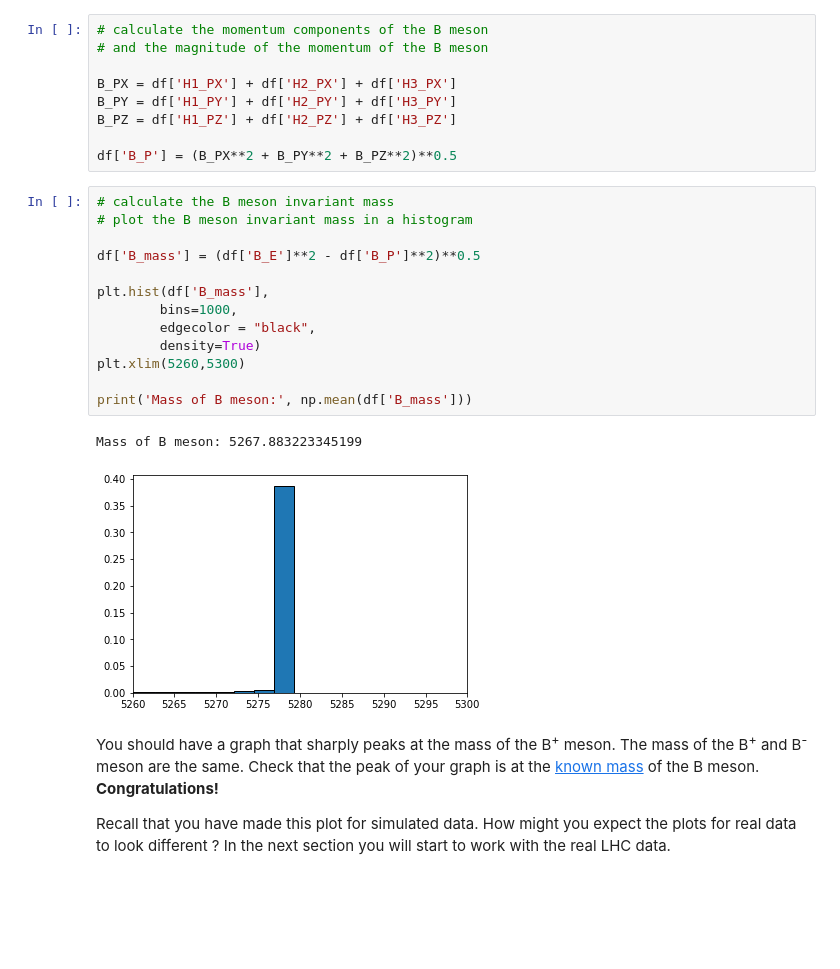
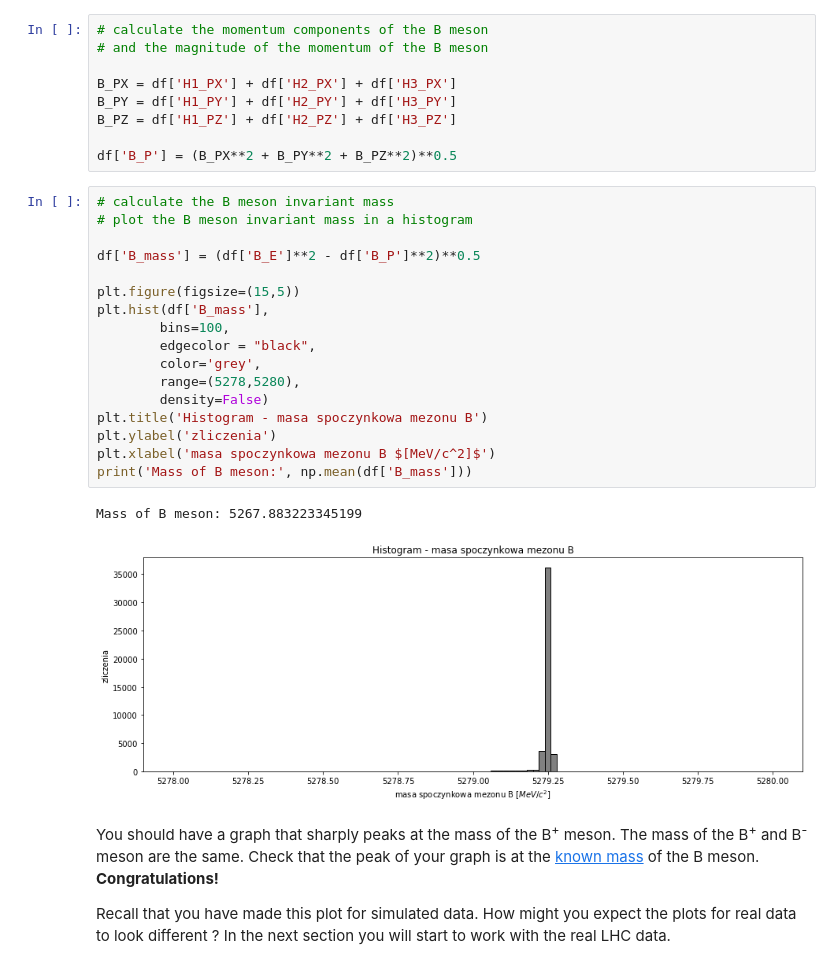
Before and after one commit to JTMalczewski/opendata-project-master, a Jupyter notebook: LHCb_Open_Data_Project.ipynb, the cells around one changed output. Drawn from its saved outputs; the diff is of its cells as text; blank space fills up the shorter version.

```diff
--- a/LHCb_Open_Data_Project.ipynb
+++ b/LHCb_Open_Data_Project.ipynb
@@ -191,19 +203,23 @@ df['B_P'] = (B_PX**2 + B_PY**2 + B_PZ**2)**0.5
 # %%
 # calculate the B meson invariant mass
 # plot the B meson invariant mass in a histogram
 
 df['B_mass'] = (df['B_E']**2 - df['B_P']**2)**0.5
 
+plt.figure(figsize=(15,5))
 plt.hist(df['B_mass'],
-        bins=1000,
+        bins=100,
         edgecolor = "black",
-        density=True)
-plt.xlim(5260,5300)
-
+        color='grey',
+        range=(5278,5280),
+        density=False)
+plt.title('Histogram - masa spoczynkowa mezonu B')
+plt.ylabel('zliczenia')
+plt.xlabel('masa spoczynkowa mezonu B $[MeV/c^2]$')
 print('Mass of B meson:', np.mean(df['B_mass']))
 # %% [output]
 Mass of B meson: 5267.883223345199
-[figure, old version]
+[figure, new version]
 # %% [markdown]
 You should have a graph that sharply peaks at the mass of the B<sup>+</sup> meson. The mass of the B<sup>+</sup> and B<sup>-</sup> meson are the same. Check that the peak of your graph is at the [known mass](http://pdg.lbl.gov/2014/listings/rpp2014-list-B-plus-minus.pdf) of the B meson. **Congratulations!**
 
```
Also changed, not shown: parts of 4 cells of this notebook.
